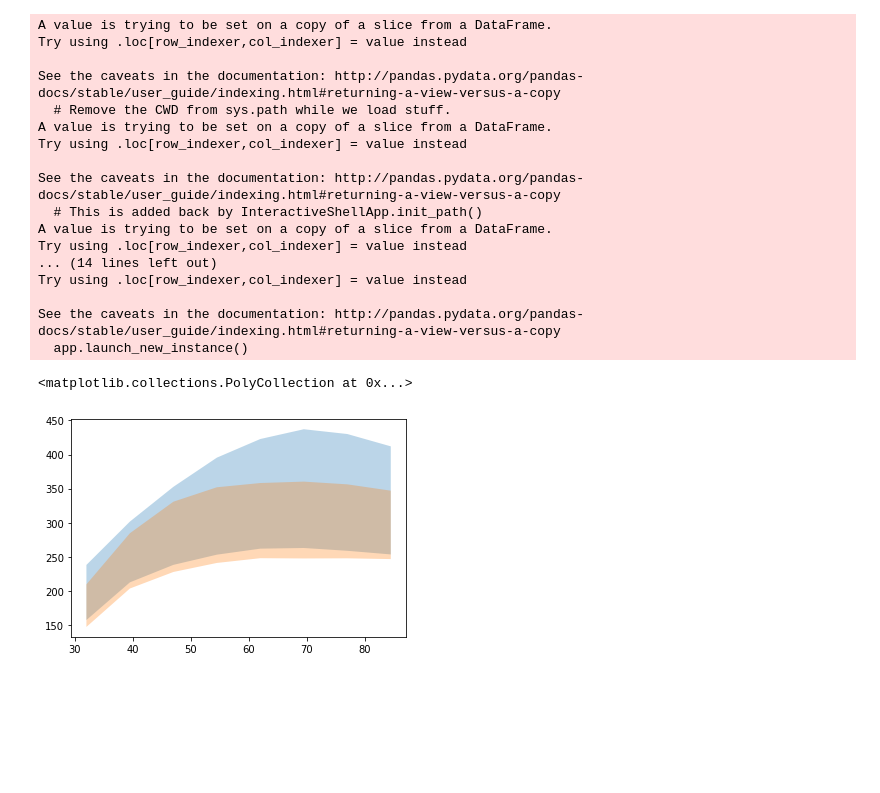
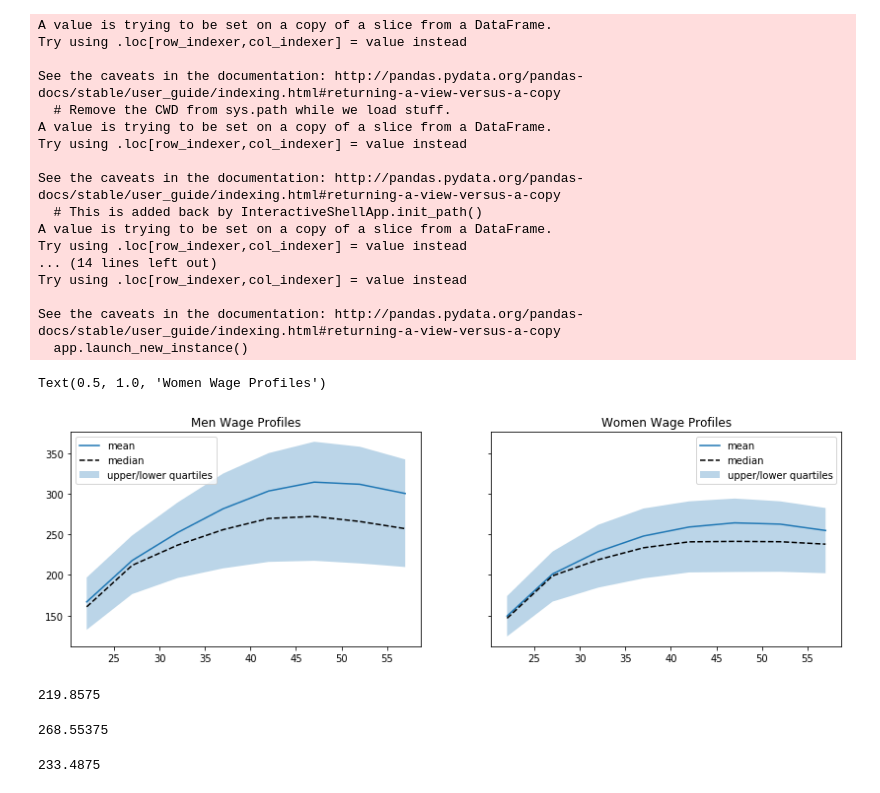
Before and after one commit to JakartaLaw/speciale, a Jupyter notebook: src/cleaning_salary_distribution_data.ipynb, the cells around one changed output. Cells and saved outputs as stored; diff of their text form; code cells hidden in the pictures; blank space fills up the shorter version.

```diff
--- a/src/cleaning_salary_distribution_data.ipynb
+++ b/src/cleaning_salary_distribution_data.ipynb
@@ -7,12 +8,12 @@ import matplotlib.pyplot as plt
 # %%
 df_men_raw = pd.read_csv('..//data//LONS_50_men_quartiles.csv', encoding='latin-1', sep=';', header=None)
-df_men_raw.columns = ['gender', 'personal_group', 'payment', 'sectors', 'year', 'age', 'lower_quartile', 'upper_quartile']
+df_men_raw.columns = ['gender', 'personal_group', 'payment', 'sectors', 'year', 'age', 'mean', 'lower_quartile',  'median' ,'upper_quartile']
 # %%
 df_women_raw = pd.read_csv('..//data//LONS_50_women_quartiles.csv', encoding='latin-1', sep=';', header=None)
-df_women_raw.columns = ['gender', 'personal_group', 'payment', 'sectors', 'year', 'age', 'lower_quartile', 'upper_quartile']
+df_women_raw.columns = ['gender', 'personal_group', 'payment', 'sectors', 'year', 'age', 'mean', 'lower_quartile',  'median' ,'upper_quartile']
 # %%
-df_men = df_men_raw[['age', 'lower_quartile', 'upper_quartile']]
-df_women = df_women_raw[['age', 'lower_quartile', 'upper_quartile']]
+df_men = df_men_raw[['age', 'mean','lower_quartile', 'median','upper_quartile']]
+df_women = df_women_raw[['age', 'mean','lower_quartile', 'median','upper_quartile']]
 # %%
 def get_low_age(x):
     r = x.split('-')[0]
@@ -25,11 +26,11 @@ def get_high_age(x):
 
 df_men['low_age'] = df_men['age'].apply(get_low_age)
 df_men['high_age'] = df_men['age'].apply(get_high_age)
-df_men['mean_age'] = df_men['low_age'] + df_men['high_age'] / 2
+df_men['mean_age'] = (df_men['low_age'] + df_men['high_age']) / 2
 
 df_women['low_age'] = df_women['age'].apply(get_low_age)
 df_women['high_age'] = df_women['age'].apply(get_high_age)
-df_women['mean_age'] = df_women['low_age'] + df_women['high_age'] / 2
+df_women['mean_age'] = (df_women['low_age'] + df_women['high_age']) / 2
 # %% [output]
 A value is trying to be set on a copy of a slice from a DataFrame.
 Try using .loc[row_indexer,col_indexer] = value instead
@@ -48,13 +49,22 @@ Try using .loc[row_indexer,col_indexer] = value instead
 
 See the caveats in the documentation: http://pandas.pydata.org/pandas-docs/stable/user_guide/indexing.html#returning-a-view-versus-a-copy
   app.launch_new_instance()
-# %%
-
-
-
-plt.fill_between(df_men['mean_age'], df_men['lower_quartile'], df_men['upper_quartile'], alpha=0.3)
-plt.fill_between(df_women['mean_age'], df_women['lower_quartile'], df_women['upper_quartile'], alpha=0.3)
-# %% [output]
-<matplotlib.collections.PolyCollection at 0x...>
-[figure, removed]
+# %%
+
+f, (ax1, ax2) = plt.subplots(1, 2, figsize=(14,4), sharey=True)
+
+ax1.fill_between(df_men['mean_age'], df_men['lower_quartile'], df_men['upper_quartile'], alpha=0.3, label='upper/lower quartiles')
+ax1.plot(df_men['mean_age'], df_men['mean'], label='mean')
+ax1.plot(df_men['mean_age'], df_men['median'], ls='--', color='black', label='median')
+ax1.legend()
+ax1.set_title('Men Wage Profiles')
+
+ax2.fill_between(df_women['mean_age'], df_women['lower_quartile'], df_women['upper_quartile'], alpha=0.3, label='upper/lower quartiles')
+ax2.plot(df_women['mean_age'], df_women['mean'], label='mean')
+ax2.plot(df_women['mean_age'], df_women['median'], ls='--', color='black', label='median')
+ax2.legend()
+ax2.set_title('Women Wage Profiles')
+# %% [output]
+Text(0.5, 1.0, 'Women Wage Profiles')
+[figure, added]
 # %%
@@ -63,0 +74,12 @@ df_women.to_pickle('..//data//wage_quartiles_empirical_women.pkl)')
+# %%
+df_women['median'].mean()
+# %% [output]
+219.8575
+# %%
+df_men['mean'].mean()
+# %% [output]
+268.55375
+# %%
+df_women['mean'].mean()
+# %% [output]
+233.4875
```
Also changed, not shown: parts of 5 cells of this notebook, 17 other files.
